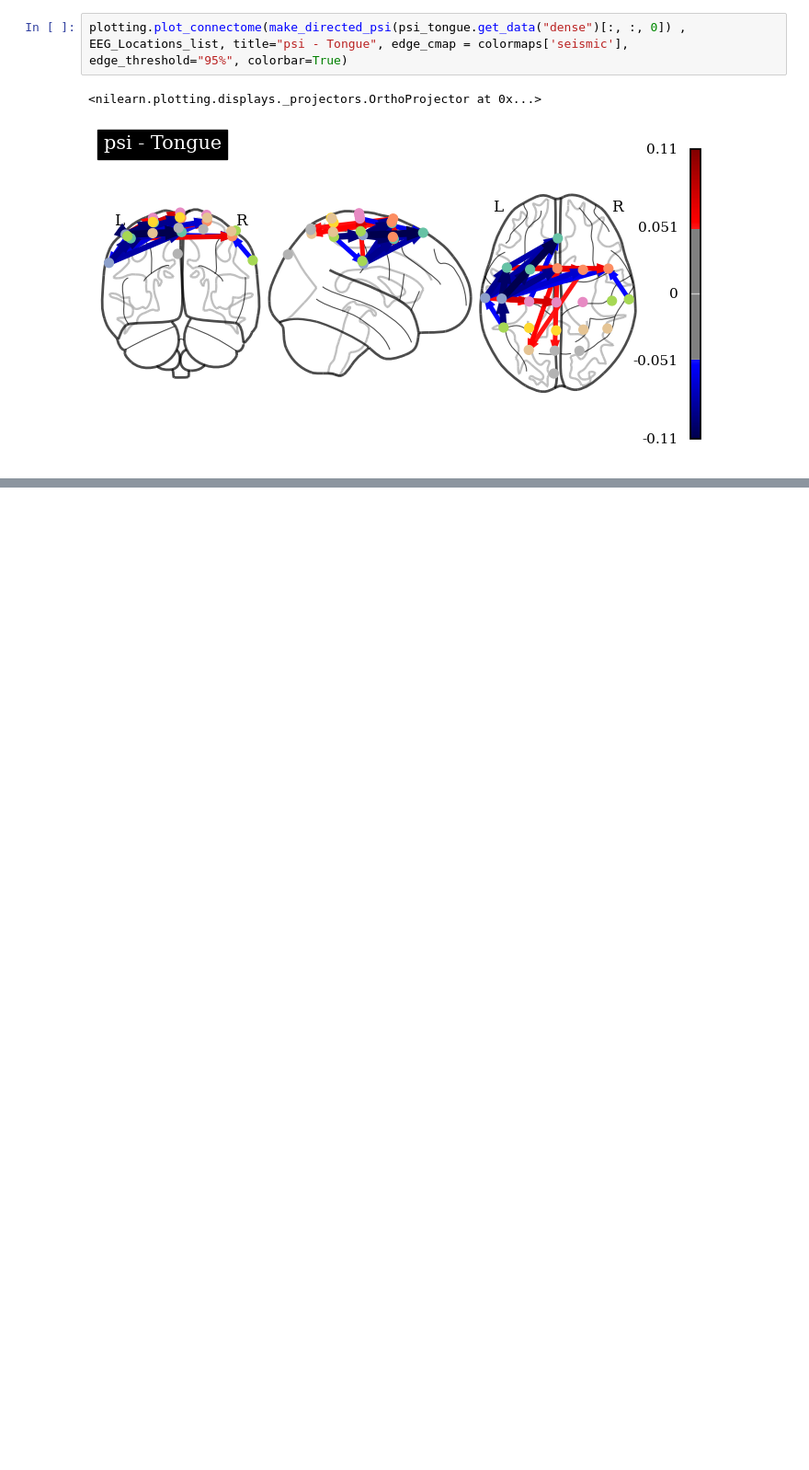
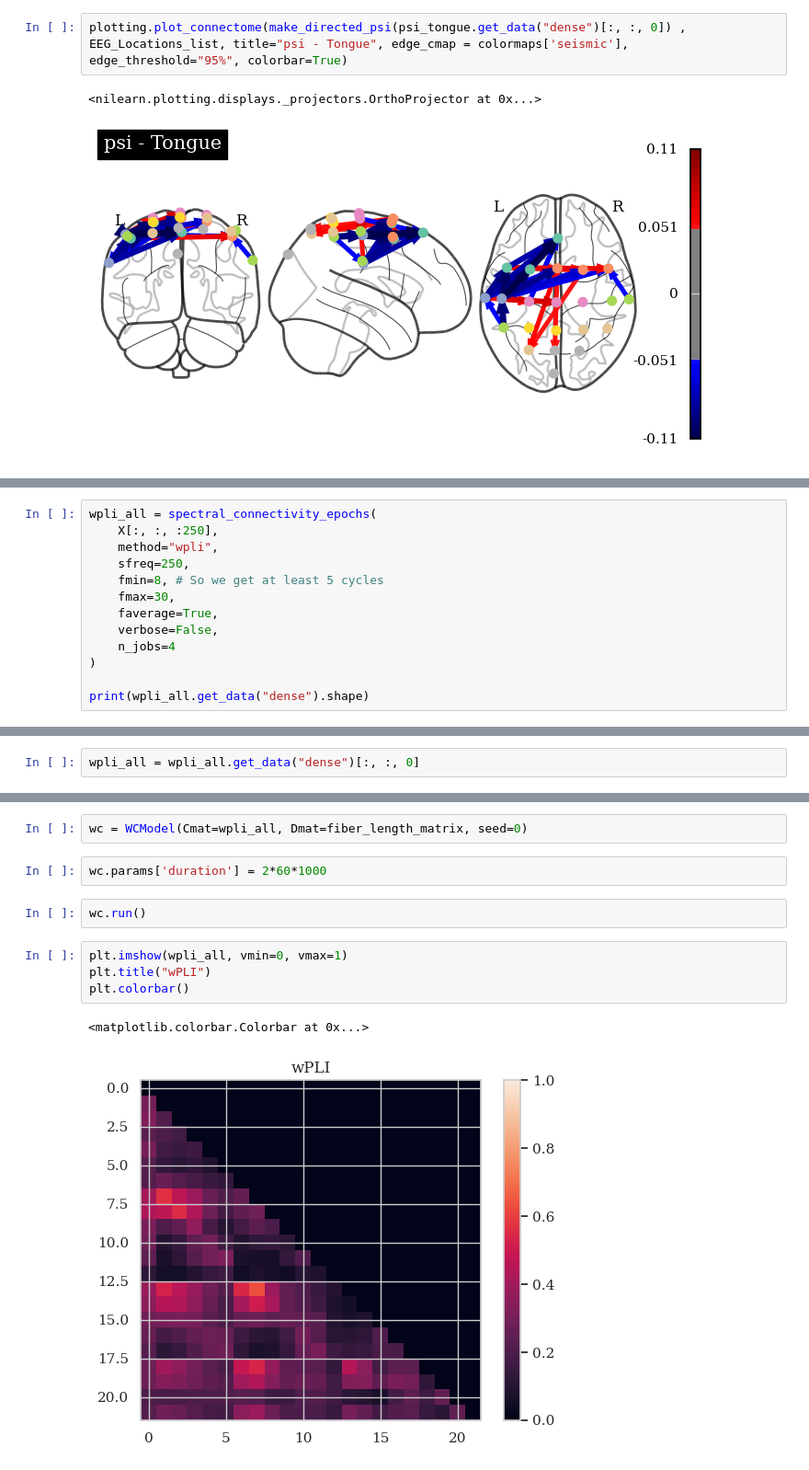
Before and after one commit to MatthewChen37/MATH8803-Final-Project, a Jupyter notebook: DirectedConnectivity.ipynb, the cells around one changed output, grey strips where cells are left out. Shown at 92% size. Saved outputs shown, nothing was run; the diff lists cells and outputs as text; blank space fills up the shorter version.

```diff
--- a/DirectedConnectivity.ipynb
+++ b/DirectedConnectivity.ipynb
@@ -527,0 +537,13 @@ plotting.plot_connectome(make_directed_psi(psi_tongue.get_data("dense")[:, :, 0]
+# %%
+wpli_all = spectral_connectivity_epochs(
+	X[:, :, :250],
+	method="wpli",
+	sfreq=250,
+	fmin=8, # So we get at least 5 cycles
+	fmax=30,
+	faverage=True,
+	verbose=False,
+	n_jobs=4
+)
+
+print(wpli_all.get_data("dense").shape)
@@ -527,0 +552,2 @@ plotting.plot_connectome(make_directed_psi(psi_tongue.get_data("dense")[:, :, 0]
+# %%
+wpli_all = wpli_all.get_data("dense")[:, :, 0]
@@ -527,0 +571,13 @@ plotting.plot_connectome(make_directed_psi(psi_tongue.get_data("dense")[:, :, 0]
+# %%
+wc = WCModel(Cmat=wpli_all, Dmat=fiber_length_matrix, seed=0)
+# %%
+wc.params['duration'] = 2*60*1000
+# %%
+wc.run()
+# %%
+plt.imshow(wpli_all, vmin=0, vmax=1)
+plt.title("wPLI")
+plt.colorbar()
+# %% [output]
+<matplotlib.colorbar.Colorbar at 0x...>
+[figure, added]
```
Also changed, not shown: parts of 13 cells of this notebook, 3 other files.
